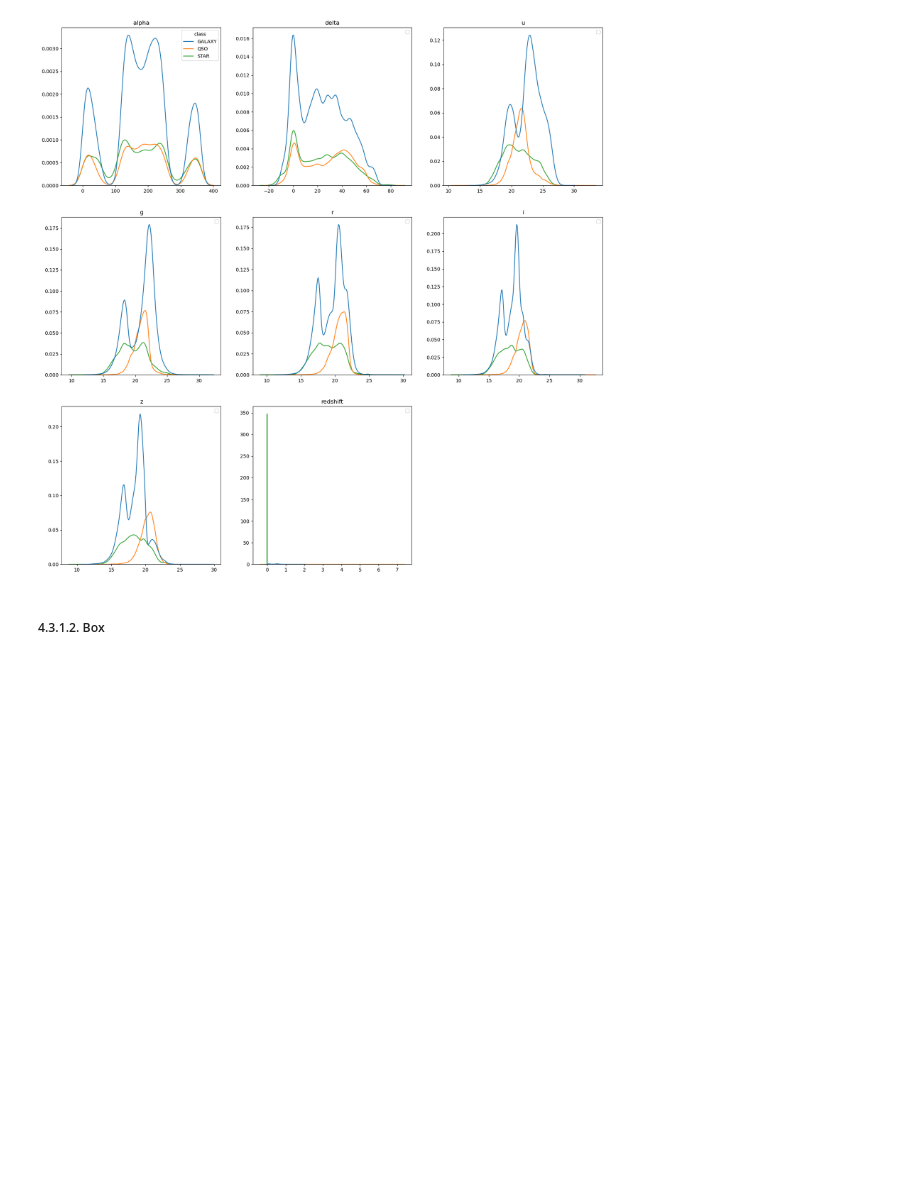
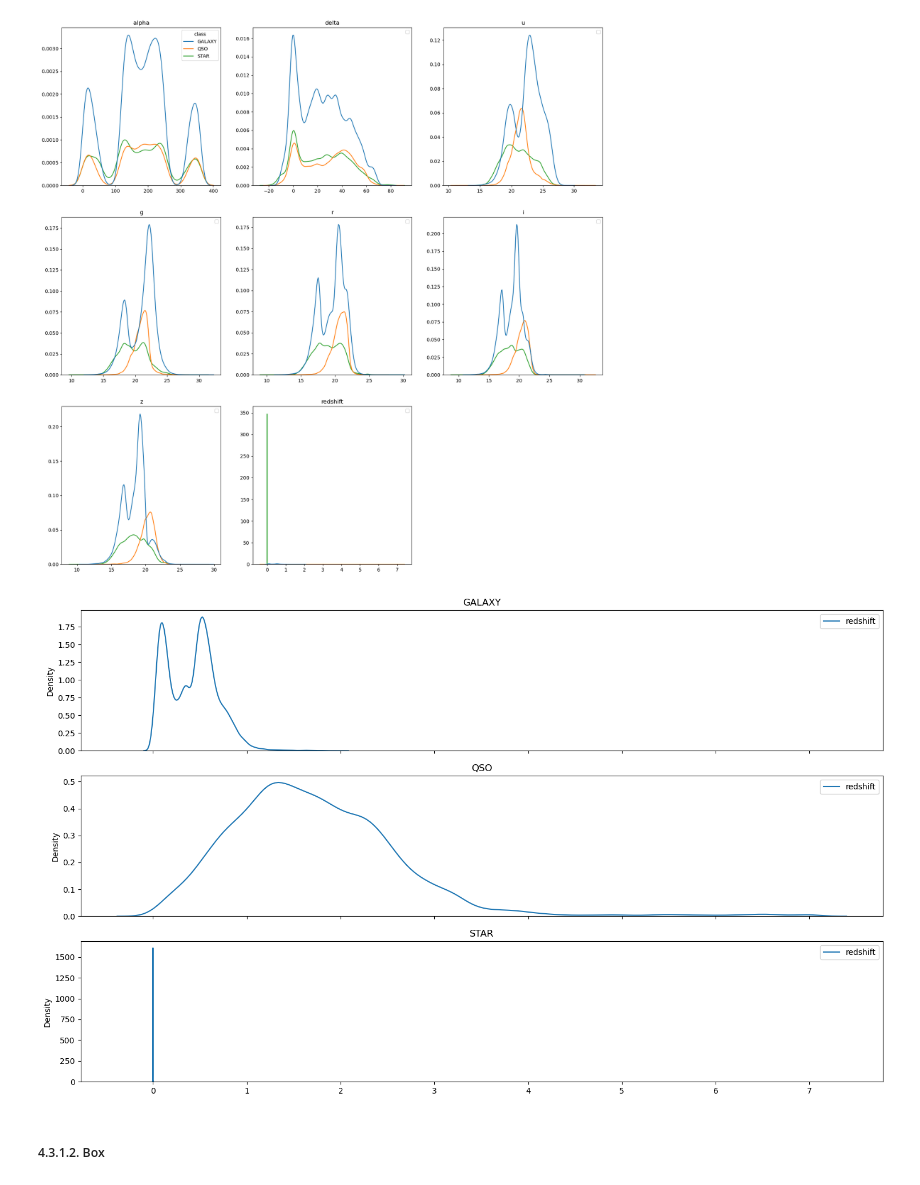
Before and after one commit to saulorcj/disciplina-aprendizado-maquina, a Jupyter notebook: stellar.ipynb, the cells around one changed output. Cells and saved outputs as stored; diff of their text form; code cells hidden in the pictures; blank space fills up the shorter version.

Commit message:
add plot kde redshift separado

```diff
--- a/stellar.ipynb
+++ b/stellar.ipynb
@@ -228,6 +228,26 @@ for i, col in enumerate(cols):
 fig.delaxes(axs[2][2])
 # %% [output]
 [figure]
+# %%
+fig, (ax1, ax2, ax3) = plt.subplots(3, 1, sharex=True, figsize=(15, 9))
+
+# Plotar nos subplots individuais
+sns.kdeplot(data=df_aed[["redshift", "class"]].query('`class` == "GALAXY"'), ax=ax1)
+sns.kdeplot(data=df_aed[["redshift", "class"]].query('`class` == "QSO"'), ax=ax2)
+sns.kdeplot(data=df_aed[["redshift", "class"]].query('`class` == "STAR"'), ax=ax3)
+
+ax1.set_title("GALAXY")
+ax2.set_title("QSO")
+ax3.set_title("STAR")
+
+
+# Ajustar layout
+plt.tight_layout()
+
+# Exibir o gráfico
+plt.show()
+# %% [output]
+[figure, added]
 # %% [markdown]
 ##### 4.3.1.2. Box
 # %%
```
